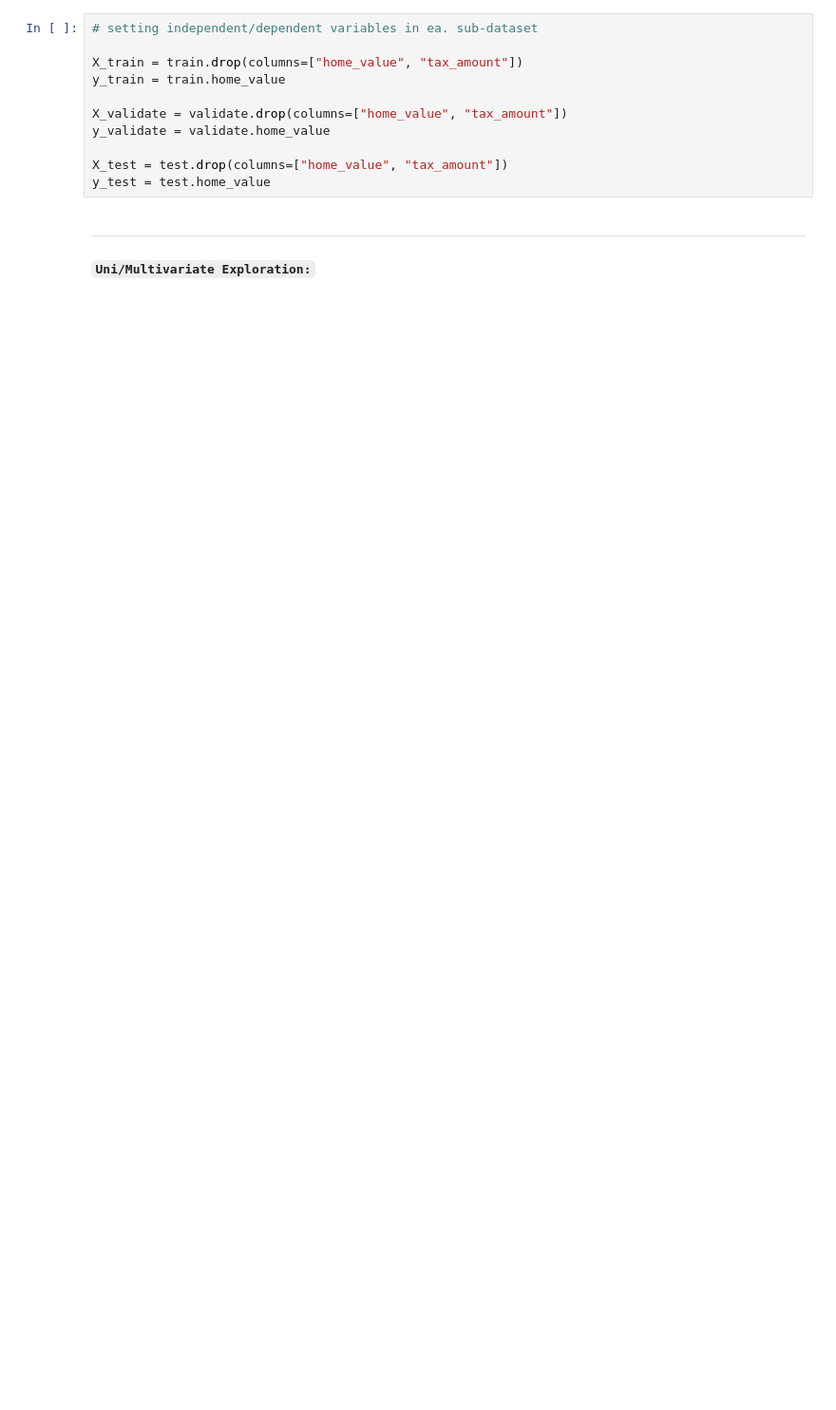
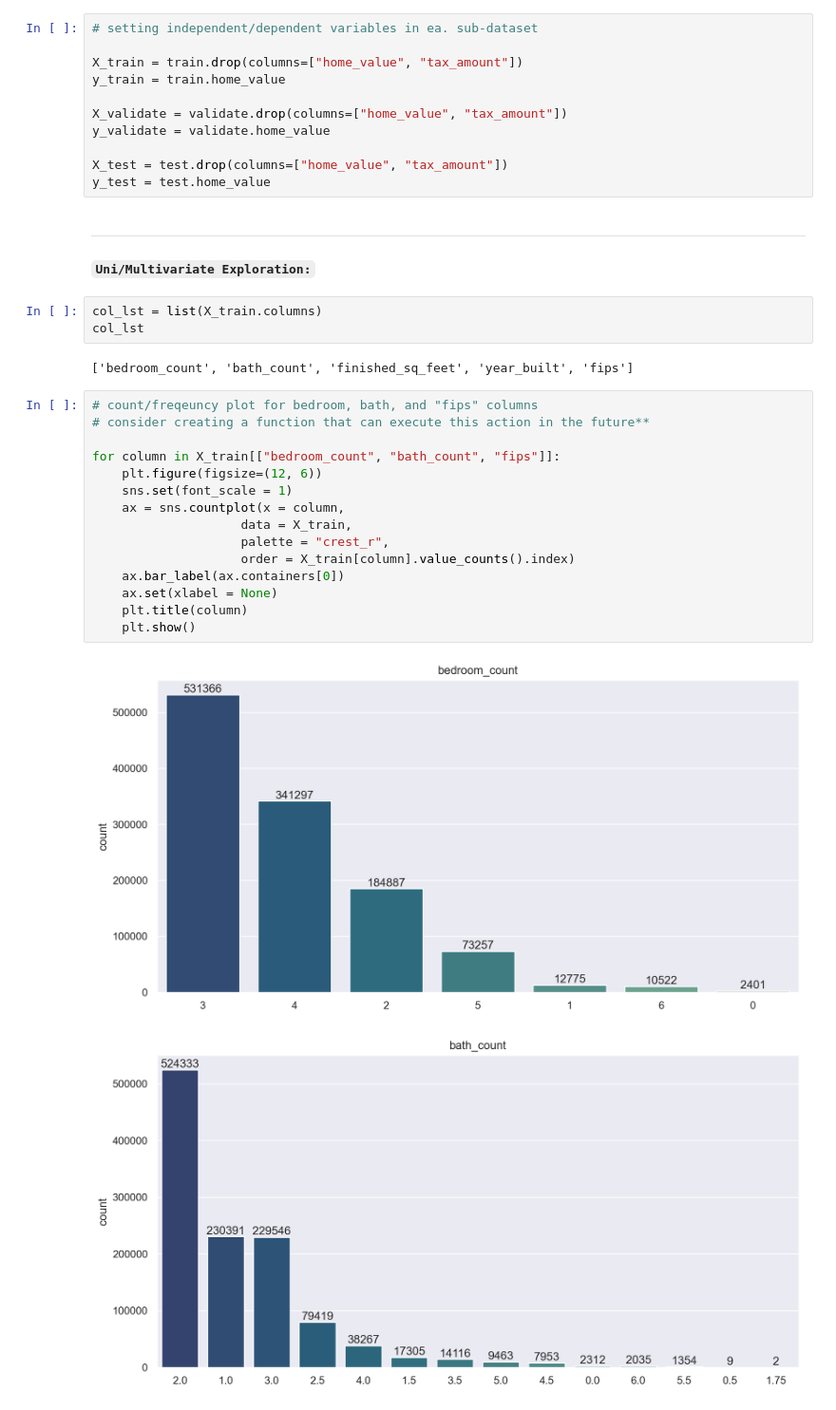
Before and after one commit to mijailmariano/regression-exercises, a Jupyter notebook: exploration.ipynb, the cells around one changed output. Shown at 95% size. Saved outputs shown, nothing was run; the diff lists cells and outputs as text; blank space fills up the shorter version.

```diff
--- a/exploration.ipynb
+++ b/exploration.ipynb
@@ -121,3 +123,26 @@ y_test = test.home_value
 # %% [markdown]
 -----
 #### ``Uni/Multivariate Exploration:``
+# %%
+col_lst = list(X_train.columns)
+col_lst
+# %% [output]
+['bedroom_count', 'bath_count', 'finished_sq_feet', 'year_built', 'fips']
+# %%
+# count/freqeuncy plot for bedroom, bath, and "fips" columns
+# consider creating a function that can execute this action in the future**
+
+for column in X_train[["bedroom_count", "bath_count", "fips"]]:
+    plt.figure(figsize=(12, 6))
+    sns.set(font_scale = 1)
+    ax = sns.countplot(x = column,
+                    data = X_train,
+                    palette = "crest_r",
+                    order = X_train[column].value_counts().index)
+    ax.bar_label(ax.containers[0])
+    ax.set(xlabel = None)
+    plt.title(column)
+    plt.show()
+# %% [output]
+[figure, added]
+[figure, added]
```
Also changed, not shown: parts of 12 cells of this notebook, 2 other files.
